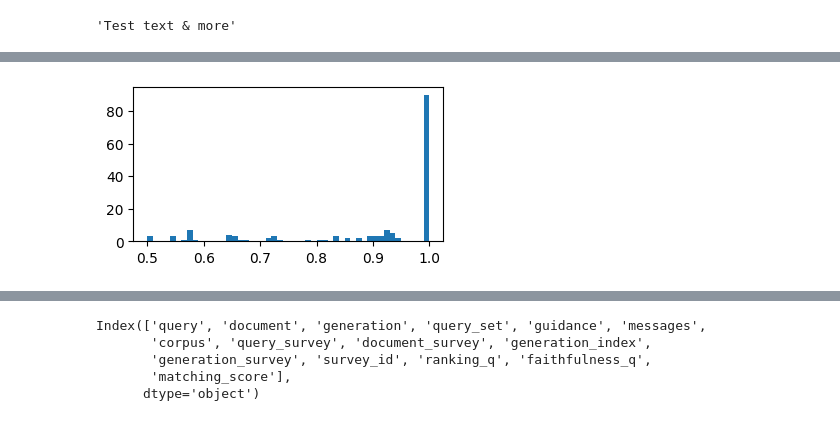
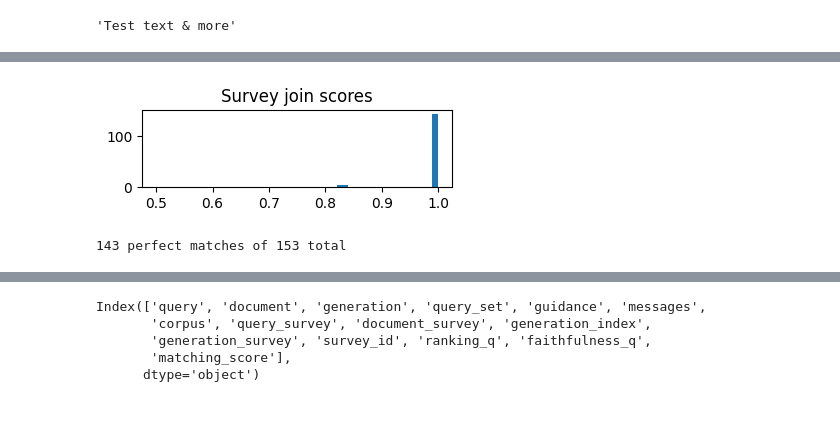
Before and after one commit to DigitalHarborFoundation/rag-for-math-qa, a Jupyter notebook: notebooks/SurveyDataAnalysis.ipynb, the cells around one changed output, grey strips where cells are left out. Drawn from its saved outputs; the diff is of its cells as text; code cells hidden in the pictures.

Commit message:
Add analysis to notebook, update figures

```diff
--- a/notebooks/SurveyDataAnalysis.ipynb
+++ b/notebooks/SurveyDataAnalysis.ipynb
@@ -904,7 +929,7 @@ INFO:tensorflow:... name:bert_custom
 INFO:tensorflow:... vocab_file:vocab.txt
 ... (19 outputs left out)
 # %%
-use_bootstrap = True
+use_bootstrap = False
 
 sdf = math_df
 assert sdf.query_set.nunique() == 1
@@ -929,26 +954,33 @@ for guidance, group in sdf.groupby("guidance"):
     if use_bootstrap:
         # bootstrap confidence intervals
         bootstrap = scipy.stats.bootstrap((f1_scores,), np.mean, confidence_level=0.95, random_state=rng)
+        f1_low, f1_high = bootstrap.confidence_interval.low, bootstrap.confidence_interval.high
         bleurt_bootstrap = scipy.stats.bootstrap((bleurt_scores,), np.mean, confidence_level=0.95, random_state=rng)
+        bleurt_low, bleurt_high = bleurt_bootstrap.confidence_interval.low, bleurt_bootstrap.confidence_interval.high
         bertscore_bootstrap = scipy.stats.bootstrap(
             (bertscore_scores,), np.mean, confidence_level=0.95, random_state=rng
         )
+        bertscore_low, bertscore_high = (
+            bertscore_bootstrap.confidence_interval.low,
+            bertscore_bootstrap.confidence_interval.high,
+        )
     else:
-        # TODO do something more reasonable, e.g. the student's t approximation
-        pass
+        f1_low, f1_high = statsmodels.stats.weightstats.zconfint(f1_scores, alpha=0.05)
+        bleurt_low, bleurt_high = statsmodels.stats.weightstats.zconfint(bleurt_scores, alpha=0.05)
+        bertscore_low, bertscore_high = statsmodels.stats.weightstats.zconfint(bertscore_scores, alpha=0.05)
     ds.append(
         {
             "guidance": guidance,
             "query_set": sdf.iloc[0].query_set,
             "macro_f1": macro_f1,
-            "macro_f1_low": bootstrap.confidence_interval.low,
-            "macro_f1_high": bootstrap.confidence_interval.high,
+            "macro_f1_low": f1_low,
+            "macro_f1_high": f1_high,
             "bleurt": bleurt_scores.mean(),
-            "bleurt_low": bleurt_bootstrap.confidence_interval.low,
-            "bleurt_high": bleurt_bootstrap.confidence_interval.high,
+            "bleurt_low": bleurt_low,
+            "bleurt_high": bleurt_high,
             "bertscore": bertscore_scores.mean(),
-            "bertscore_low": bertscore_bootstrap.confidence_interval.low,
-            "bertscore_high": bertscore_bootstrap.confidence_interval.high,
+            "bertscore_low": bertscore_low,
+            "bertscore_high": bertscore_high,
         }
     )
 metric_df = pd.DataFrame(ds).sort_values(by="macro_f1", ascending=True)
@@ -1104,10 +1123,10 @@ survey_files
 # %%
-survey_dfs = []
+survey_df_map = {}
 for survey_filepath in survey_files:
-    sdf = pd.read_csv(survey_filepath, sep="\t", encoding="utf-16")
+    sdf = pd.read_csv(survey_filepath, sep="\t", encoding="utf-16", na_values=["", " "], keep_default_na=False)
     survey_id = os.path.basename(survey_filepath).split("_")[0]
     sdf.insert(0, "survey_id", survey_id)
-    survey_dfs.append(sdf)
+    survey_df_map[survey_id] = sdf
     print(survey_filepath)
     display(sdf.head(3))
 # %% [output]
@@ -1199,7 +1201,7 @@ strip_tags(html.unescape("<p>Test text & more</p>"))
 'Test text & more'
 # %%
 ds = []
-for sdf in survey_dfs:
+for survey_id, sdf in survey_df_map.items():
     questions = np.array([column for column in sdf.columns if column.startswith("Q")]).reshape(-1, 7)
     question_pairs = []
     for row in questions:
@@ -1229,6 +1231,8 @@ for sdf in survey_dfs:
             student_question_set.add(student_question)
             assert len(student_question_set) == 1
             query = next(iter(student_question_set))
+            if query.strip() == "No more student queries in this survey, just click through to the end.":
+                continue
             ds.append(
                 {
                     "query": query,
@@ -1274,9 +1276,12 @@ joined_df.sort_values(by="matching_score", ascending=True).head(5)
 # %%
 # sanity-check the join scores: they should be very high!
-fig, ax = plt.subplots(1, 1, figsize=(4, 2))
+fig, ax = plt.subplots(1, 1, figsize=(4, 1))
 
 ax.hist(joined_df.matching_score, bins=50)
+ax.set_title("Survey join scores")
 
 plt.show()
+print(f"{(joined_df.matching_score >= 0.99).sum()} perfect matches of {len(joined_df)} total")
 # %% [output]
-[figure, old version]
+[figure, new version]
+143 perfect matches of 153 total
```
Also changed, not shown: parts of 58 cells of this notebook, 3 other files.
